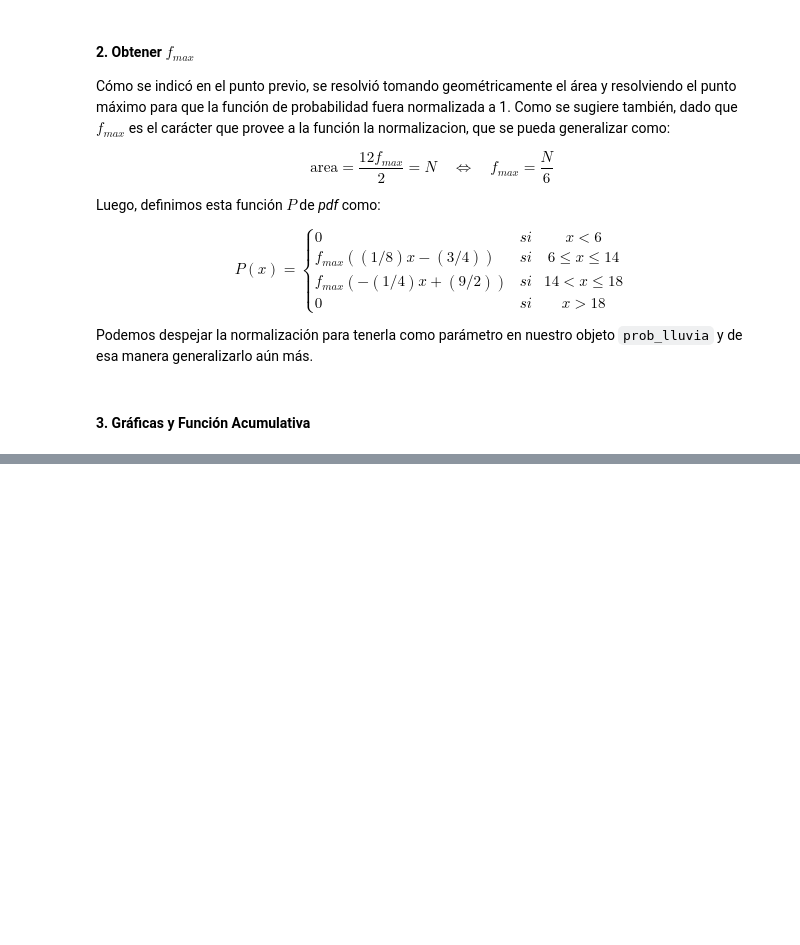
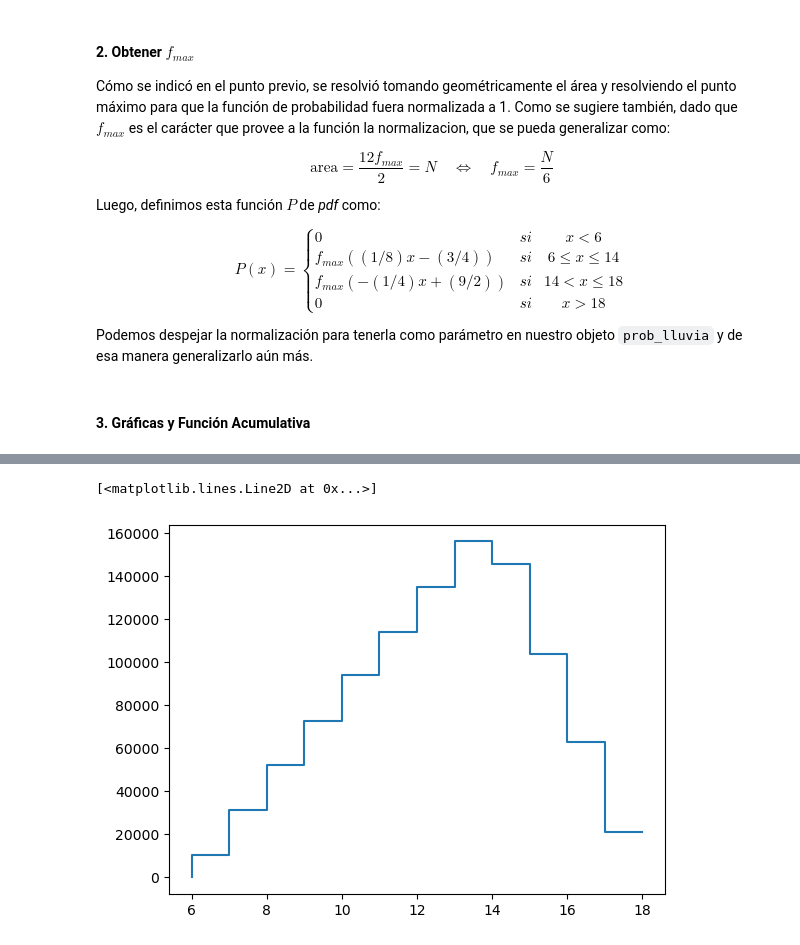
Before and after one commit to PinzonHarker/2024-II_InstrumentacionNuclear, a Jupyter notebook: 1-1_Taller_Simulacion.ipynb, the cells around one changed output, grey strips where cells are left out. Saved outputs shown, nothing was run; the diff lists cells and outputs as text; code cells hidden in the pictures; blank space fills up the shorter version.

```diff
--- a/1-1_Taller_Simulacion.ipynb
+++ b/1-1_Taller_Simulacion.ipynb
@@ -125,0 +147,18 @@ AttributeError: 'prob_lluvia' object has no attribute 'f_max'
+# %%
+pl1 = prob_lluvia(1)
+
+
+# Por cada historia
+def experimento(pl, historias):
+    dim_pdf = len(pl.horas)
+    #rn.seed(123)
+    histograma = np.array([0]*dim_pdf)
+    for i in range(historias):
+        r = rn.random()
+        # Busqueda ubicacion en el histograma
+        for j in np.arange(1, dim_pdf):
+            if r >= F[j-1] and r < F[j]:
+                bingo = j
+                break
+        histograma[bingo] += 1
+    return histograma
@@ -125,0 +171,12 @@ AttributeError: 'prob_lluvia' object has no attribute 'f_max'
+# %%
+eventos = 1e6
+
+eventos = int(eventos)
+
+x_vals = pl.horas
+
+# experimental
+plt.plot(pl.horas, experimento(pl, eventos), ds="steps")
+# %% [output]
+[<matplotlib.lines.Line2D at 0x...>]
+[figure, added]
```
Also changed, not shown: parts of 12 cells of this notebook.
